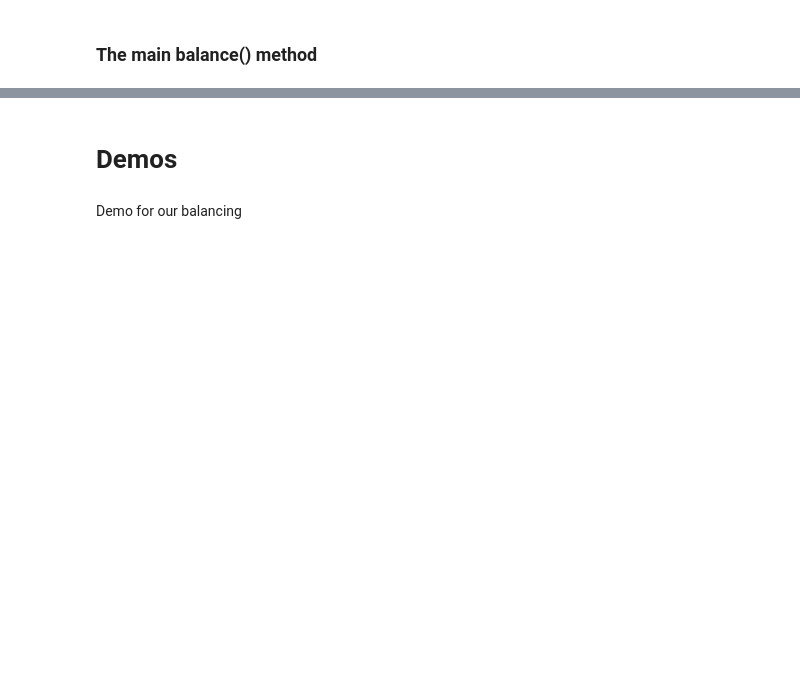
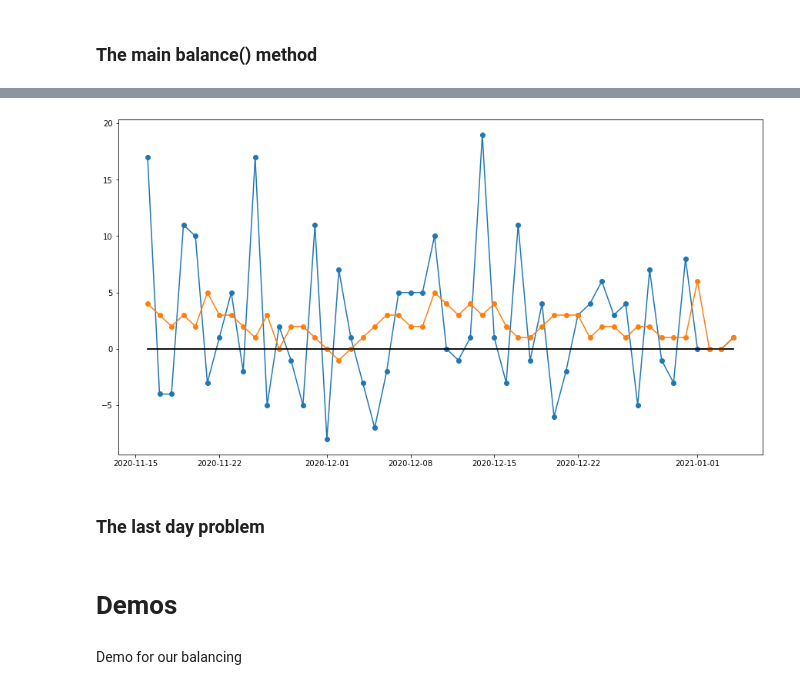
Before and after one commit to tranndt/ml-usra2021-NexusDataChallengeBison, a Jupyter notebook: [05-2021] Nexus Data Challenge/Algorithm.ipynb, the cells around one changed output, grey strips where cells are left out. Drawn from its saved outputs; the diff is of its cells as text; code cells hidden in the pictures; blank space fills up the shorter version.

```diff
--- a/[05-2021] Nexus Data Challenge/Algorithm.ipynb
+++ b/[05-2021] Nexus Data Challenge/Algorithm.ipynb
@@ -1213,0 +1274,6 @@ After:
+# %%
+plt.figure(figsize=(15,8))
+plot_imb(df_count.tail(50),'-o')
+plot_imb(df_recount.tail(50),'-o')
+# %% [output]
+[figure, added]
@@ -1214,3 +1282,5 @@ After:
+# %% [markdown]
+### The last day problem
 # %% [markdown]
 # Demos
 # %% [markdown]
```
Also changed, not shown: parts of 13 cells of this notebook.
